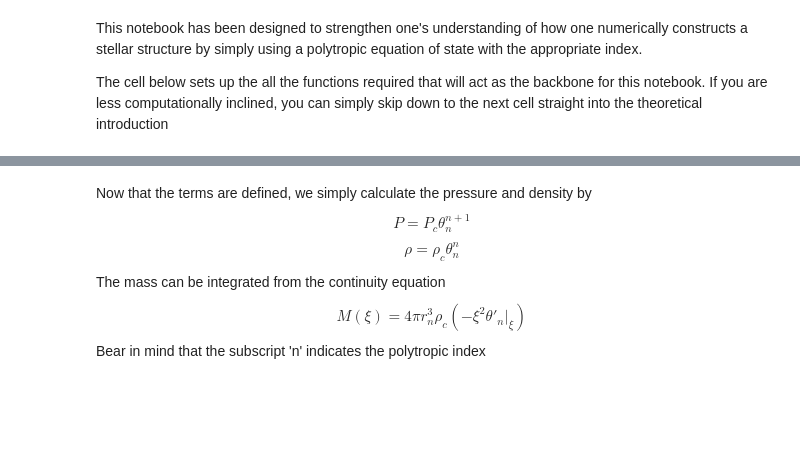
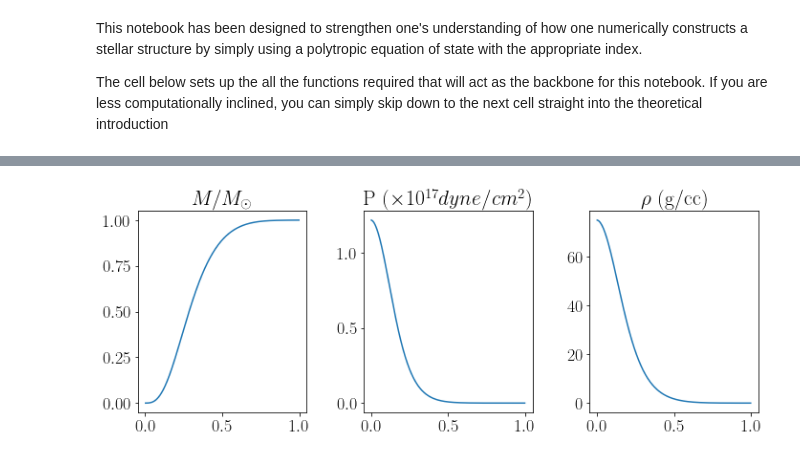
Before and after one commit to jaadt7/Lane_Emden, a Jupyter notebook: Lane-Emden.ipynb, the cells around one changed output, grey strips where cells are left out. Cells and saved outputs as stored; diff of their text form; code cells hidden in the pictures; blank space fills up the shorter version.

```diff
--- a/Lane-Emden.ipynb
+++ b/Lane-Emden.ipynb
@@ -161,38 +171,54 @@ In the first scenario, let's say we wish to determine how well a polytrope of in
 # %%
 n = 3 #polytropic index
 M = 1.0 #total mass in solar masses
 R = 1.0#total radius in terms of solar radius
+cut_off = True # since we're building a physical model,
+               #we have to cut the arrays down till the (1st) root of the polytrope
 
-m_sun = 1.989e+33 #grams
-r_sun = 6.957e+10 #cm
-G = 6.67408e-8    #dyne.(cm/g)^2
-
-#Calculating the polytrope and it's properties
-xi = np.linspace(0,20,300)
-theta_n = odeint(odes,init_con,xi,(n,))[:,0] #the initial conditions are the same as before
-for i in range(len(theta_n)):
-    if theta_n[i]<0:
-        break
-d_theta_n = np.gradient(theta_n,xi) #derivative array
-xi_1 = newton_raphson(xi,theta_n,d_theta_n,xi[i-1],i-1,n) #root
-d_theta_xi_1 =np.abs(np.interp(xi_1,xi,d_theta_n))# derivative at root
+#Calculating the polytope and it's properties
+xi,xi_1,theta,d_theta,d_theta_xi_1,root_diff_prod = poly_prop(n, cut_off)
 
 #calculating K
 term1 = G/(n+1)
 term2 = np.power(M*m_sun,1-1/n)*np.power(R*r_sun,-1+3/n)
 term3 = 4*np.pi
 term4 = np.power(xi_1,n+1)*np.power(d_theta_xi_1,n-1)
 K = term1*term2*np.power(term3/term4,1/n)
 
-#Calculating the central pressure
+#Calculating the central pressure and pressure profile
 term1 = 8.952e+14*np.power(M,2)*np.power(R,-4)
 term2 = (n+1)*np.power(d_theta_xi_1,2)
 P_c   = term1/term2 #dyne/cm^2
-#Calculating central density
+P = P_c*np.power(theta,n+1)
+#Calculating central density and density profile
 rho_c = np.power(P_c/K,n/(n+1))
-#length scale
+rho = rho_c*np.power(theta,n)
+#length scale and radius
 term1 = (n+1)*P_c
 term2 = 4*np.pi*G*np.power(rho_c,2)
 r_n = np.sqrt(term1/term2)
+r = r_n*xi
+#calculating the mass profile
+m = -4*np.pi*np.power(r_n,3)*rho_c*np.power(xi,2)*np.interp(xi,xi,d_theta)
+#graphing the output. Everything is graphed as a function of R/R_{sun}
+#graphing
+fig,axes= plt.subplots(1,3,figsize = (10,4))
+
+axes[0].plot(r/r_sun,m/m_sun)
+axes[1].plot(r/r_sun,P)
+axes[2].plot(r/r_sun,rho)
+
+fig.tight_layout()
+offset = axes[0].yaxis.get_major_formatter().get_offset()
+axes[0].set_title(r'$M/M_{\odot}$'+offset)
+axes[0].yaxis.offsetText.set_visible(False)
+
+offset = axes[1].yaxis.get_major_formatter().get_offset()
+axes[1].set_title('P ('+offset+r'$dyne/cm^{2})$')
+axes[1].yaxis.offsetText.set_visible(False)
+
+offset = axes[2].yaxis.get_major_formatter().get_offset()
+axes[2].set_title(r'$\rho$'+ ' ('+offset+'g/cc)')
+axes[2].yaxis.offsetText.set_visible(False)
+# %% [output]
+[figure, added]
-# %% [markdown]
-Now that the terms are defined, we simply calculate the pressure and density by $$P = P_c\theta_n^{n+1}$$ $$\rho = \rho_c\theta_n^n$$ The mass can be integrated from the continuity equation $$M(\xi) = 4\pi r_n^3 \rho_c (-\xi^2\theta'_n\Bigr|_\xi)$$ Bear in mind that the subscript 'n' indicates the polytropic index
```
Also changed, not shown: parts of 12 cells of this notebook.
